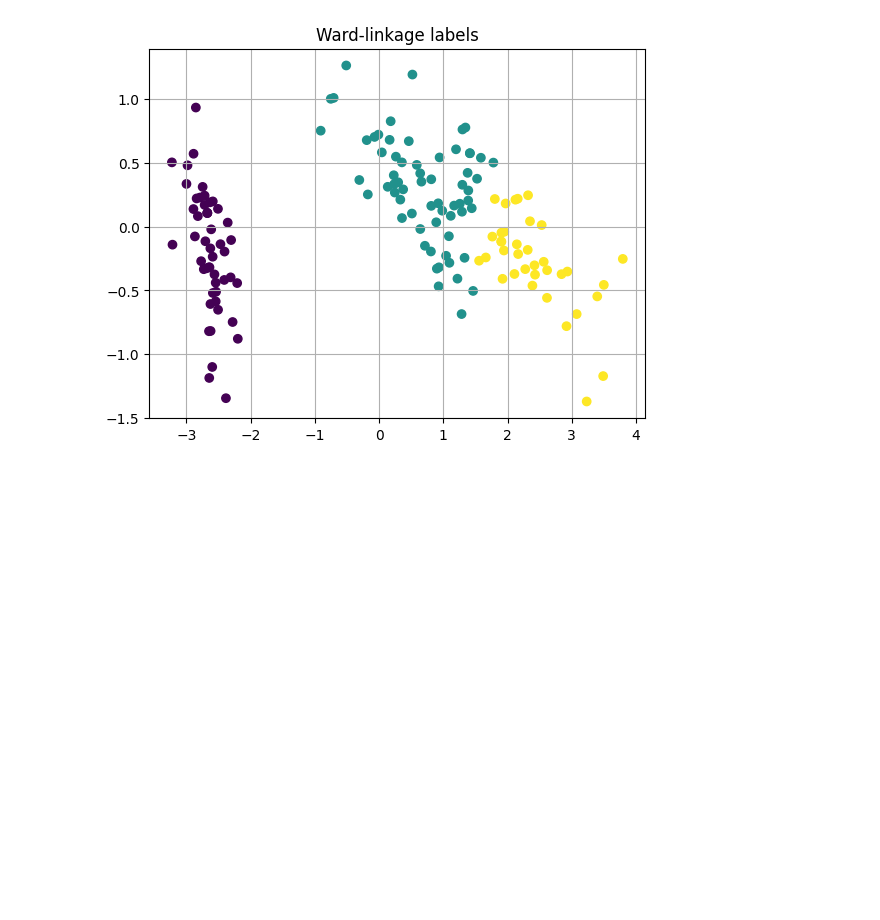
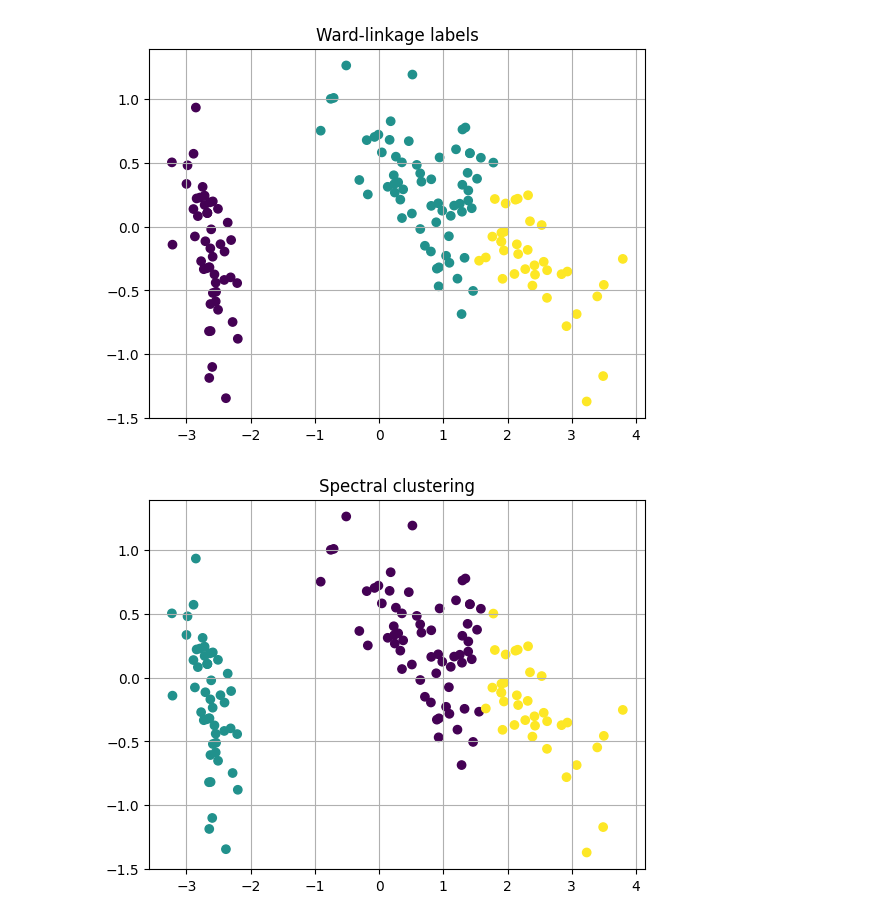
Before and after one commit to gc031298/Unsupervised_learning, a Jupyter notebook: Lab9.ipynb, the cells around one changed output. Saved outputs shown, nothing was run; the diff lists cells and outputs as text; code cells hidden in the pictures; blank space fills up the shorter version.

Commit message:
added spectral clustering

```diff
--- a/Lab9.ipynb
+++ b/Lab9.ipynb
@@ -73,0 +65,9 @@ plt.show()
+# %%
+sp_labels, _ = f.spectral_clustering(data, n_neigh=5, k = 3)
+# %%
+plt.title('Spectral clustering')
+plt.scatter(pca_data[:,0], pca_data[:,1], c=sp_labels)
+plt.grid()
+plt.show()
+# %% [output]
+[figure, added]
```
Also changed, not shown: parts of 1 cell of this notebook, 2 other files.
